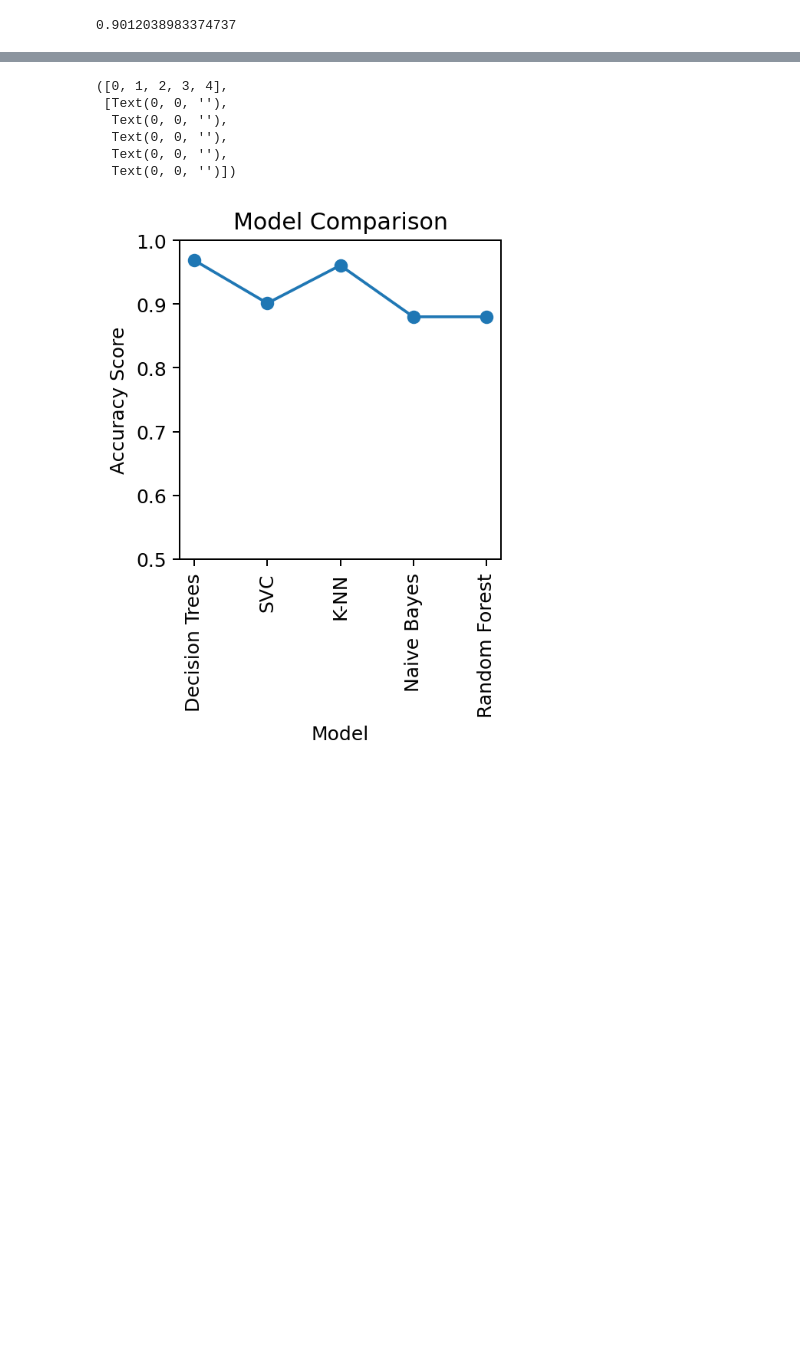
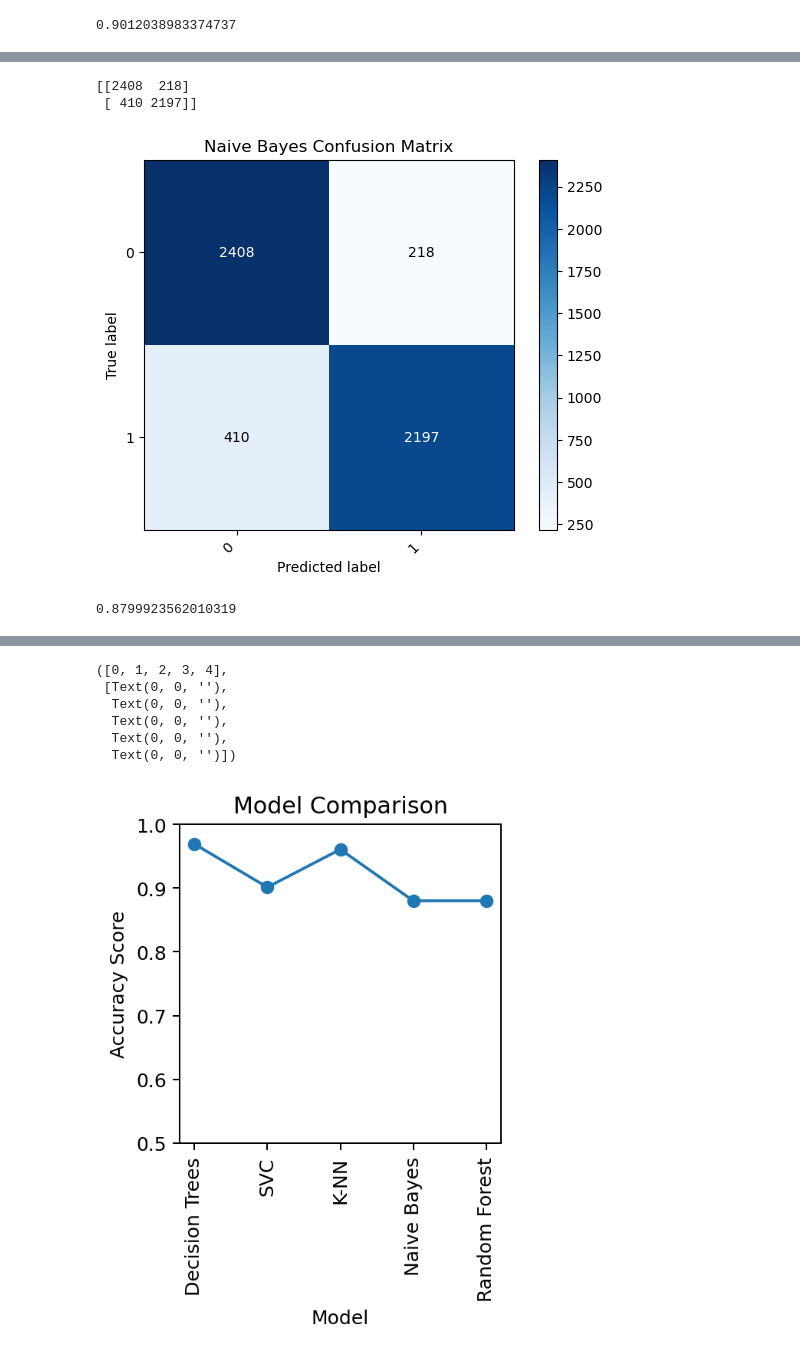
Before and after one commit to Henrique-O-S/Acoustic_Fire_Extinguisher_Success_Predictor, a Jupyter notebook: Acoustic_Extinguisher_Fire_Dataset/notebook.ipynb, the cells around one changed output, grey strips where cells are left out. Drawn from its saved outputs; the diff is of its cells as text; code cells hidden in the pictures; blank space fills up the shorter version.

```diff
--- a/Acoustic_Extinguisher_Fire_Dataset/notebook.ipynb
+++ b/Acoustic_Extinguisher_Fire_Dataset/notebook.ipynb
@@ -424,0 +468,40 @@ print(random_forest_accuracy)
+# %%
+#NAIVE BAYES
+from sklearn.naive_bayes import GaussianNB
+gnb = GaussianNB()
+gnb.fit(X_train,y_train)
+y_pred = gnb.predict(X_test)
+
+cm_naive_bayes = confusion_matrix(y_test,y_pred)
+print(cm_naive_bayes)
+
+labels = np.unique(y_test)
+fig, ax = plt.subplots()
+im = ax.imshow(cm_naive_bayes, interpolation="nearest", cmap=plt.cm.Blues)
+ax.figure.colorbar(im, ax=ax)
+
+# Set labels and title
+ax.set(xticks=np.arange(cm_naive_bayes.shape[1]),
+       yticks=np.arange(cm_naive_bayes.shape[0]),
+       xticklabels=labels, yticklabels=labels,
+       xlabel="Predicted label",
+       ylabel="True label",
+       title="Naive Bayes Confusion Matrix")
+plt.xticks(rotation=45, ha="right")
+
+# Loop over data dimensions and create text annotations.
+for i in range(cm_naive_bayes.shape[0]):
+    for j in range(cm_naive_bayes.shape[1]):
+        ax.text(j, i, format(cm_naive_bayes[i, j], "d"),
+                ha="center", va="center",
+                color="white" if cm_naive_bayes[i, j] > cm_naive_bayes.max() / 2 else "black")
+
+plt.show()
+
+naive_bayes_accuracy = accuracy_score(y_test,y_pred)
+print(naive_bayes_accuracy)
+# %% [output]
+[[2408  218]
+ [ 410 2197]]
+[figure, added]
+0.8799923562010319
```
Also changed, not shown: parts of 16 cells of this notebook.
